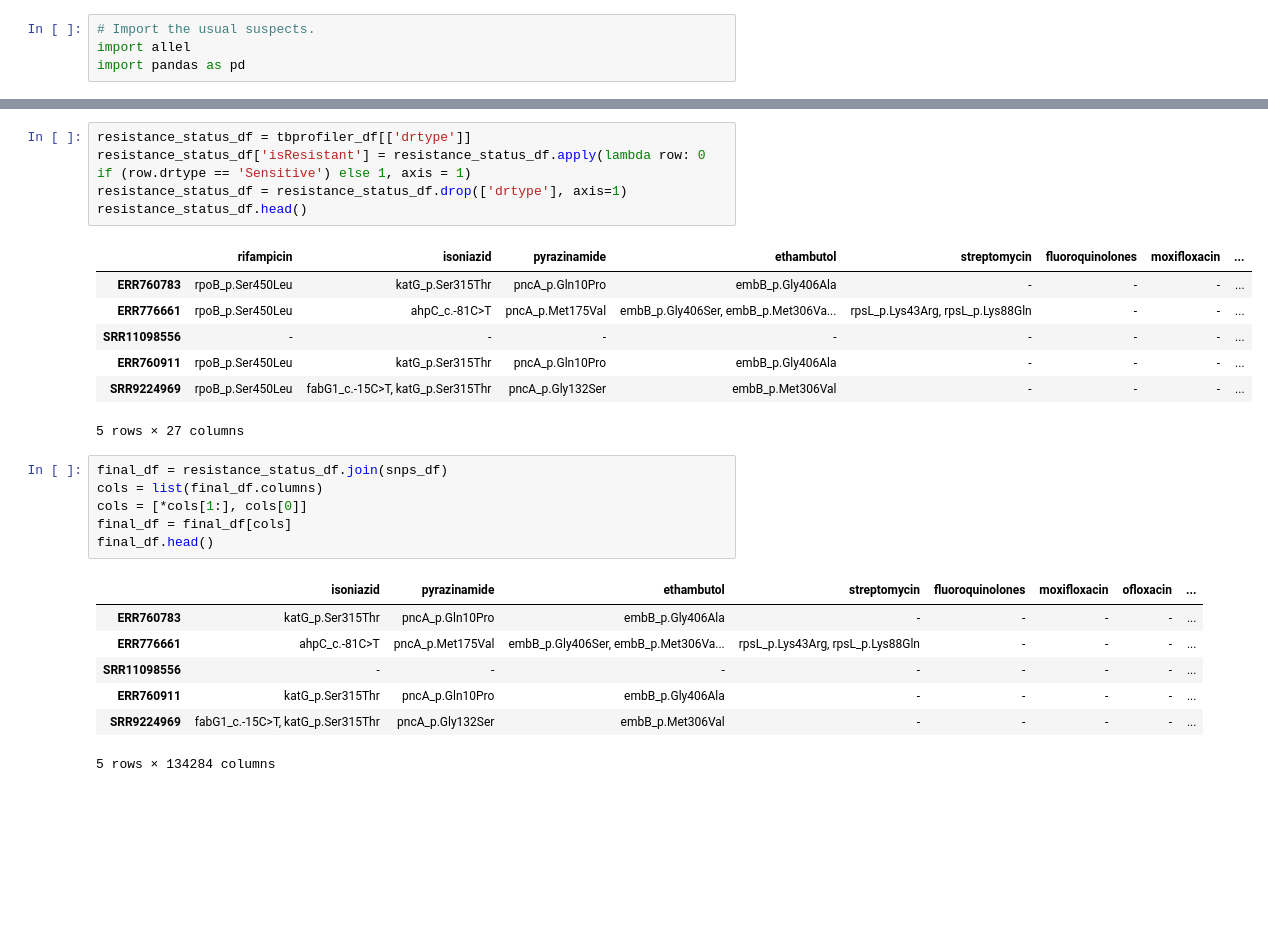
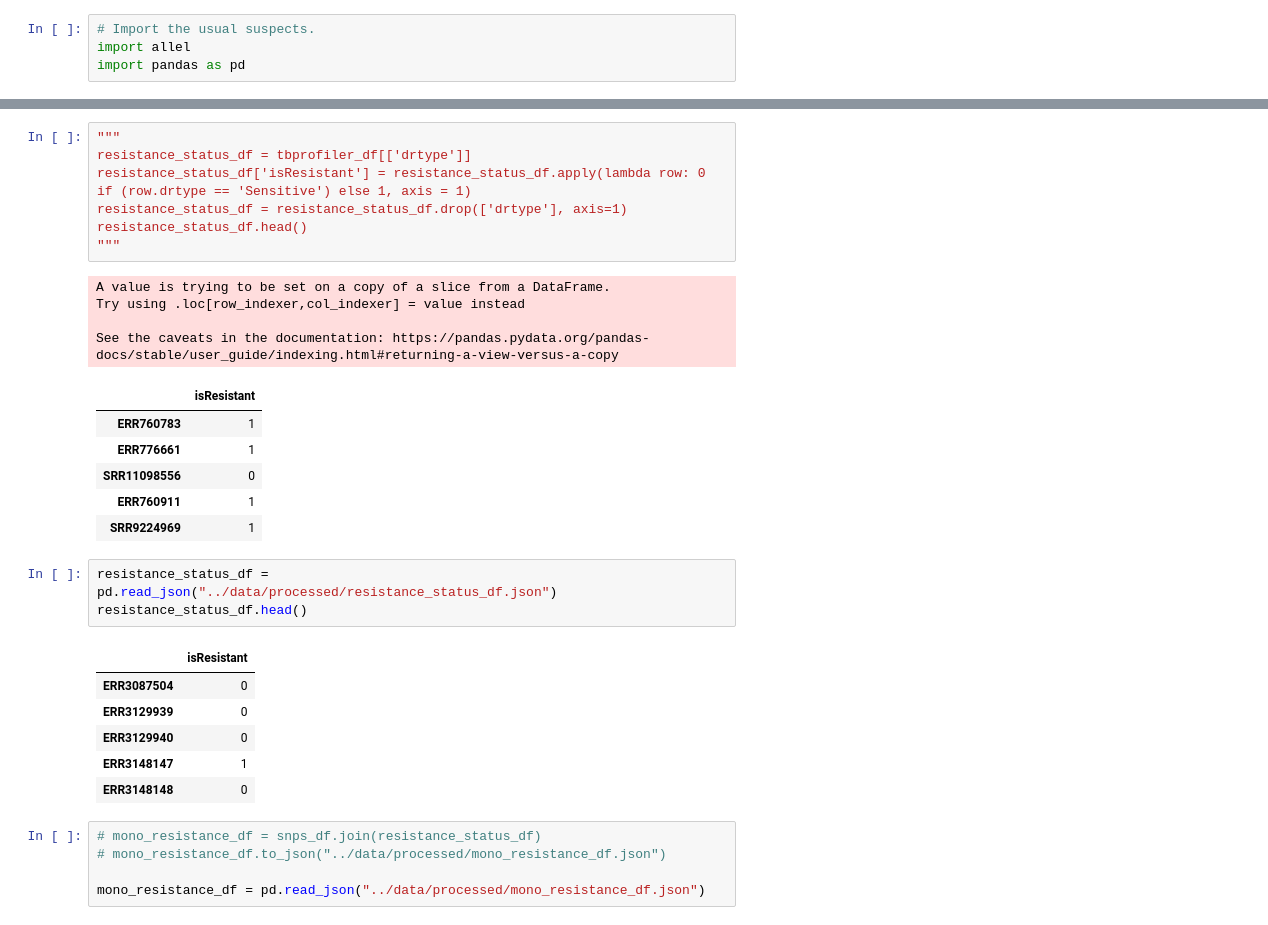
Before and after one commit to abhi18av/drug-resistance-prediction-cambiohack, a Jupyter notebook: src/notebooks/mono_resistance_analysis.ipynb, the cells around one changed output, grey strips where cells are left out. Drawn from its saved outputs; the diff is of its cells as text; blank space fills up the shorter version.

```diff
--- a/src/notebooks/mono_resistance_analysis.ipynb
+++ b/src/notebooks/mono_resistance_analysis.ipynb
@@ -54,27 +76,33 @@ tbprofiler_df.head()
 # %%
+"""
 resistance_status_df = tbprofiler_df[['drtype']]
 resistance_status_df['isResistant'] = resistance_status_df.apply(lambda row: 0 if (row.drtype == 'Sensitive') else 1, axis = 1)
 resistance_status_df = resistance_status_df.drop(['drtype'], axis=1)
 resistance_status_df.head()
+"""
 # %% [output]
+A value is trying to be set on a copy of a slice from a DataFrame.
+Try using .loc[row_indexer,col_indexer] = value instead
+
+See the caveats in the documentation: https://pandas.pydata.org/pandas-docs/stable/user_guide/indexing.html#returning-a-view-versus-a-copy
-|  | rifampicin | isoniazid | pyrazinamide | ethambutol | streptomycin | fluoroquinolones | moxifloxacin | ... |
-| ERR760783 | rpoB_p.Ser450Leu | katG_p.Ser315Thr | pncA_p.Gln10Pro | embB_p.Gly406Ala | - | - | - | ... |
-| ERR776661 | rpoB_p.Ser450Leu | ahpC_c.-81C>T | pncA_p.Met175Val | embB_p.Gly406Ser, embB_p.Met306Va... | rpsL_p.Lys43Arg, rpsL_p.Lys88Gln | - | - | ... |
-| SRR11098556 | - | - | - | - | - | - | - | ... |
-| ERR760911 | rpoB_p.Ser450Leu | katG_p.Ser315Thr | pncA_p.Gln10Pro | embB_p.Gly406Ala | - | - | - | ... |
-| SRR9224969 | rpoB_p.Ser450Leu | fabG1_c.-15C>T, katG_p.Ser315Thr | pncA_p.Gly132Ser | embB_p.Met306Val | - | - | - | ... |
+|  | isResistant |
+| ERR760783 | 1 |
+| ERR776661 | 1 |
+| SRR11098556 | 0 |
+| ERR760911 | 1 |
+| SRR9224969 | 1 |
-5 rows × 27 columns
-# %%
-final_df = resistance_status_df.join(snps_df)
-cols = list(final_df.columns)
-cols = [*cols[1:], cols[0]]
-final_df = final_df[cols]
-final_df.head()
-# %% [output]
-|  | isoniazid | pyrazinamide | ethambutol | streptomycin | fluoroquinolones | moxifloxacin | ofloxacin | ... |
-| ERR760783 | katG_p.Ser315Thr | pncA_p.Gln10Pro | embB_p.Gly406Ala | - | - | - | - | ... |
-| ERR776661 | ahpC_c.-81C>T | pncA_p.Met175Val | embB_p.Gly406Ser, embB_p.Met306Va... | rpsL_p.Lys43Arg, rpsL_p.Lys88Gln | - | - | - | ... |
-| SRR11098556 | - | - | - | - | - | - | - | ... |
-| ERR760911 | katG_p.Ser315Thr | pncA_p.Gln10Pro | embB_p.Gly406Ala | - | - | - | - | ... |
-| SRR9224969 | fabG1_c.-15C>T, katG_p.Ser315Thr | pncA_p.Gly132Ser | embB_p.Met306Val | - | - | - | - | ... |
-5 rows × 134284 columns
+# %%
+resistance_status_df = pd.read_json("../data/processed/resistance_status_df.json")
+resistance_status_df.head()
+# %% [output]
+|  | isResistant |
+| ERR3087504 | 0 |
+| ERR3129939 | 0 |
+| ERR3129940 | 0 |
+| ERR3148147 | 1 |
+| ERR3148148 | 0 |
+# %%
+# mono_resistance_df = snps_df.join(resistance_status_df)
+# mono_resistance_df.to_json("../data/processed/mono_resistance_df.json")
+
+mono_resistance_df = pd.read_json("../data/processed/mono_resistance_df.json")
```
Also changed, not shown: parts of 6 cells of this notebook, 4 other files.
